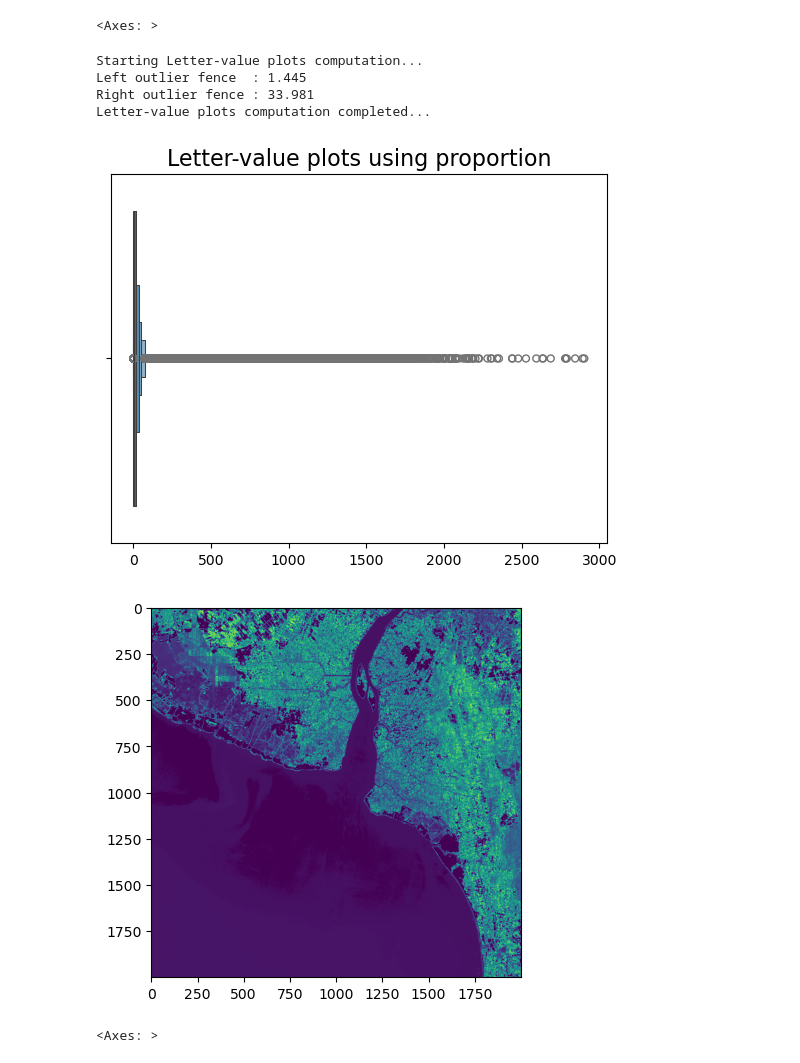
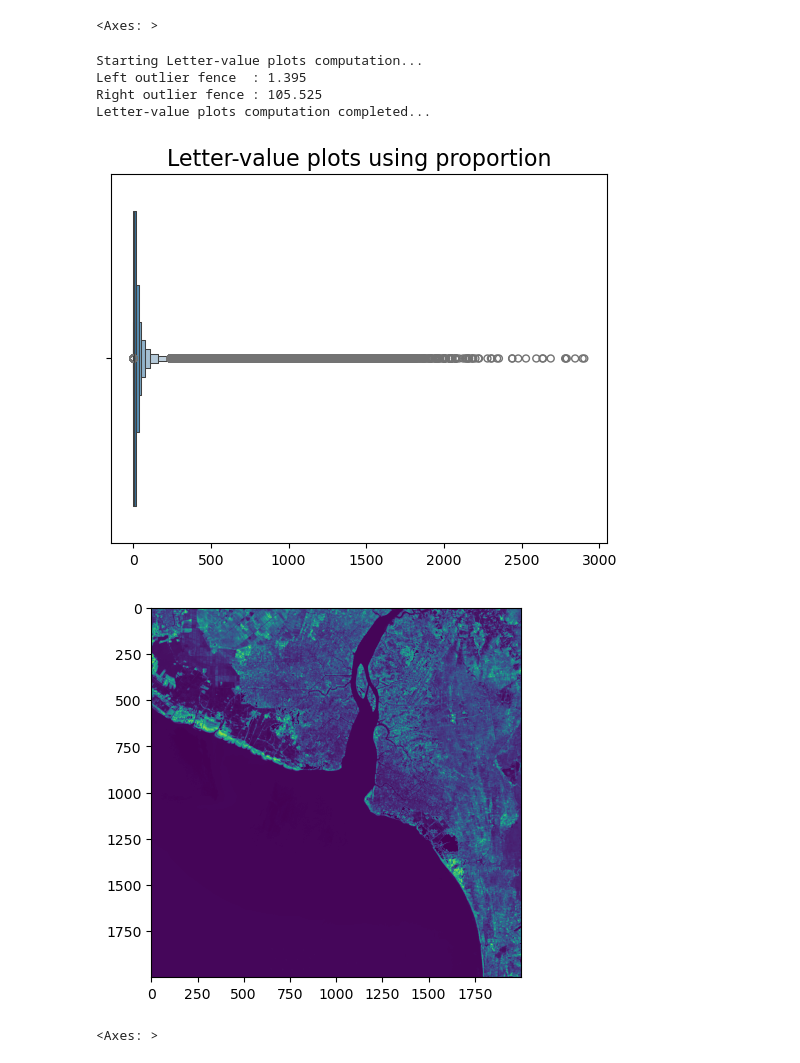
Before and after one commit to syamaniulm/lv_plots, a Jupyter notebook: Cleaning_pixel_outliers.ipynb, the cells around one changed output. Drawn from its saved outputs; the diff is of its cells as text; code cells hidden in the pictures.

```diff
--- a/Cleaning_pixel_outliers.ipynb
+++ b/Cleaning_pixel_outliers.ipynb
@@ -59,19 +59,19 @@ plot.show(sr)
 # %%
 # Cleaning pixel outliers using letter-value plots
 
 from LvPlots import LvPlots
 
-sr_cleaned = LvPlots.lvplots(sr, rule='proportion', ol_prop=0.1)
+sr_cleaned = LvPlots.lvplots(sr, rule='proportion', ol_prop=0.01)
 # %% [output]
 Starting Letter-value plots computation...
-Left outlier fence  : 1.445
-Right outlier fence : 33.981
+Left outlier fence  : 1.395
+Right outlier fence : 105.525
 Letter-value plots computation completed...
-[figure, old version]
+[figure, new version]
 # %%
 # Displaying the cleaned image
 
 plot.show(sr_cleaned)
 # %% [output]
-[figure, old version]
+[figure, new version]
 <Axes: >
```
Also changed, not shown: 1 other file.
